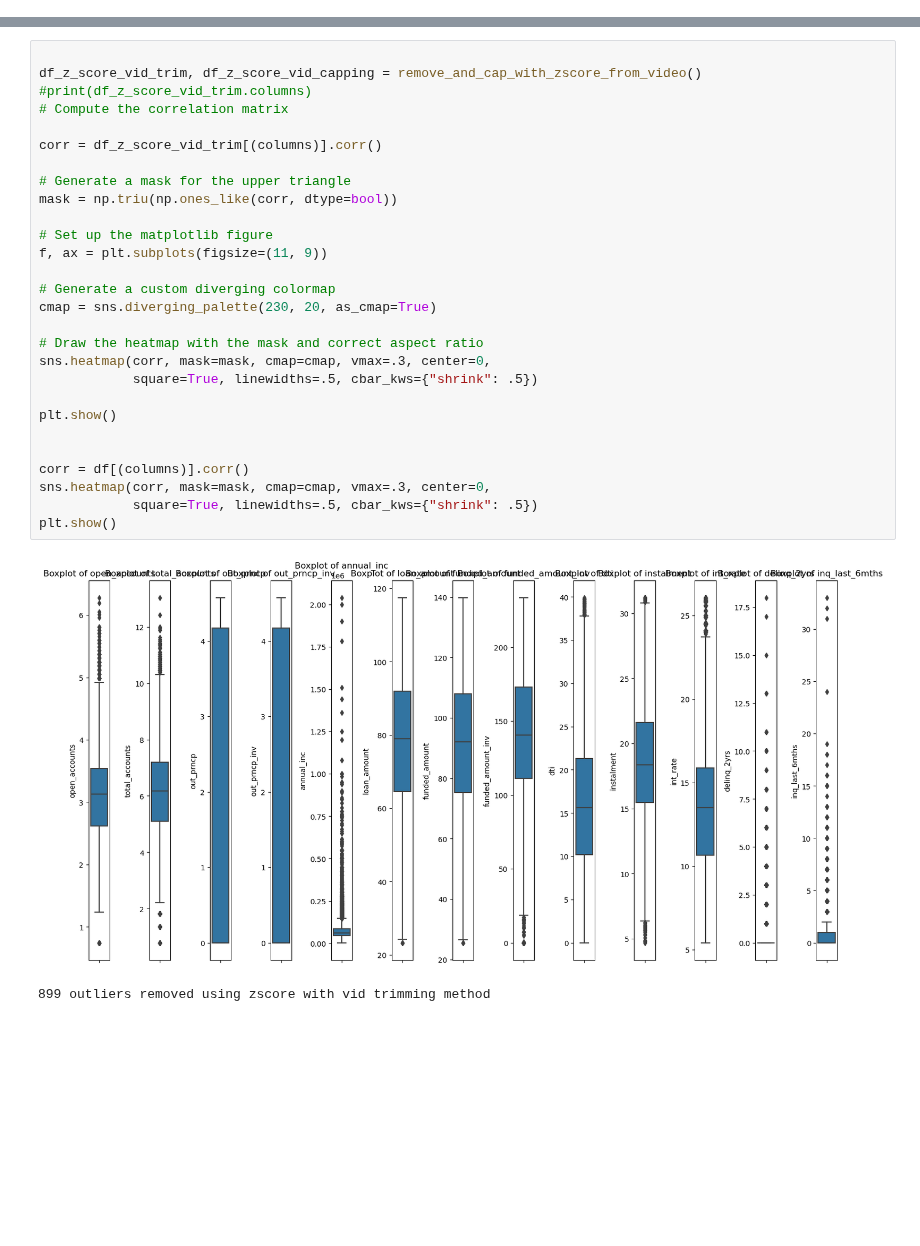
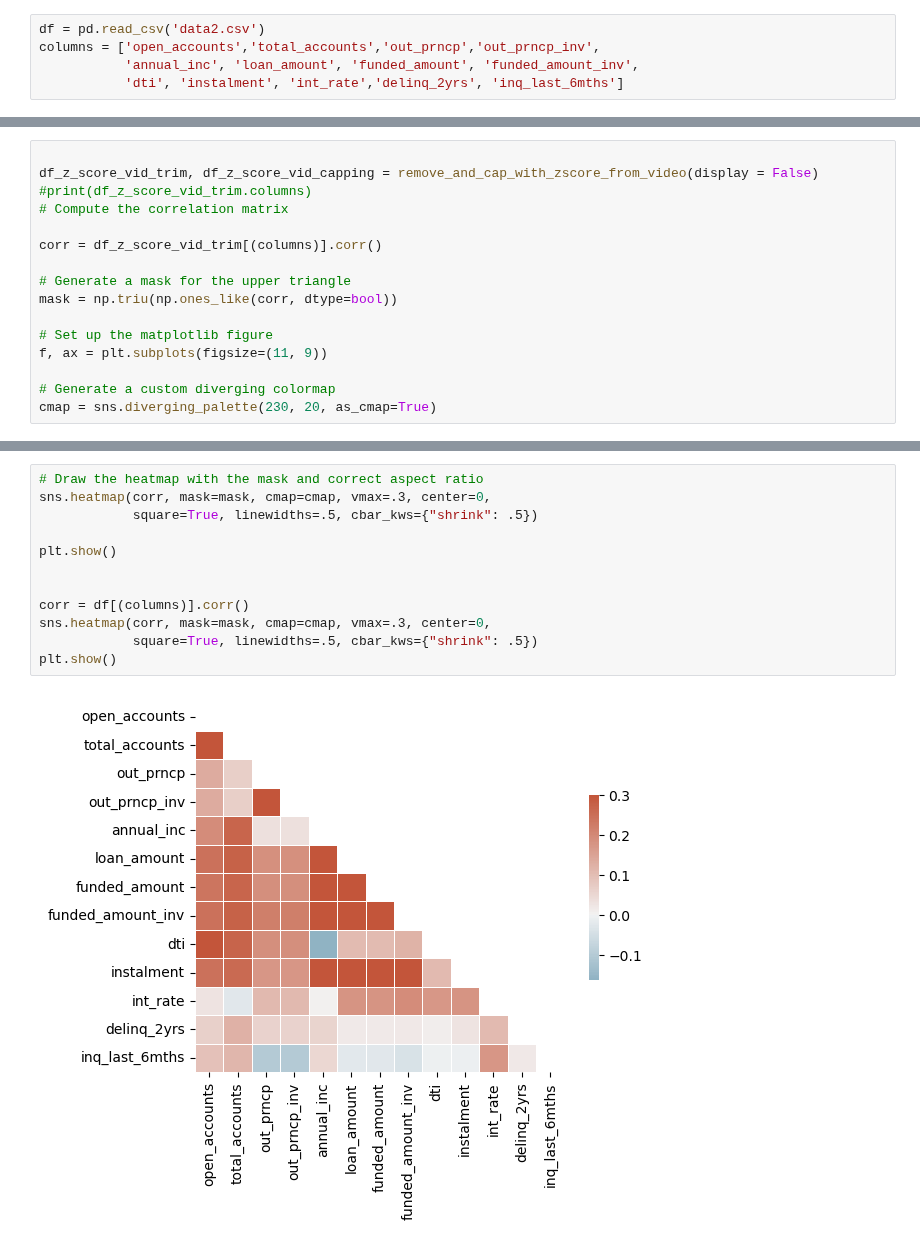
Before and after one commit to Dialga9182/exploratory-data-analysis---customer-loans-in-finance489, a Jupyter notebook: analysis_and_querying2.ipynb, the cells around one changed output, grey strips where cells are left out. Saved outputs shown, nothing was run; the diff lists cells and outputs as text; blank space fills up the shorter version.

```diff
--- a/analysis_and_querying2.ipynb
+++ b/analysis_and_querying2.ipynb
@@ -0,0 +34,5 @@
+# %%
+df = pd.read_csv('data2.csv')
+columns = ['open_accounts','total_accounts','out_prncp','out_prncp_inv',
+           'annual_inc', 'loan_amount', 'funded_amount', 'funded_amount_inv',
+           'dti', 'instalment', 'int_rate','delinq_2yrs', 'inq_last_6mths']
@@ -47,0 +76,16 @@ def remove_and_cap_with_iqr_from_notebook():#TEST COMPLETE, SUCCESS
+# %%
+
+df_z_score_vid_trim, df_z_score_vid_capping = remove_and_cap_with_zscore_from_video(display = False)
+#print(df_z_score_vid_trim.columns)
+# Compute the correlation matrix
+
+corr = df_z_score_vid_trim[(columns)].corr()
+
+# Generate a mask for the upper triangle
+mask = np.triu(np.ones_like(corr, dtype=bool))
+
+# Set up the matplotlib figure
+f, ax = plt.subplots(figsize=(11, 9))
+
+# Generate a custom diverging colormap
+cmap = sns.diverging_palette(230, 20, as_cmap=True)
@@ -48,31 +96,14 @@ def remove_and_cap_with_iqr_from_notebook():#TEST COMPLETE, SUCCESS
 # %%
-
-df_z_score_vid_trim, df_z_score_vid_capping = remove_and_cap_with_zscore_from_video()
-#print(df_z_score_vid_trim.columns)
-# Compute the correlation matrix
-
-corr = df_z_score_vid_trim[(columns)].corr()
-
-# Generate a mask for the upper triangle
-mask = np.triu(np.ones_like(corr, dtype=bool))
-
-# Set up the matplotlib figure
-f, ax = plt.subplots(figsize=(11, 9))
-
-# Generate a custom diverging colormap
-cmap = sns.diverging_palette(230, 20, as_cmap=True)
-
 # Draw the heatmap with the mask and correct aspect ratio
 sns.heatmap(corr, mask=mask, cmap=cmap, vmax=.3, center=0,
             square=True, linewidths=.5, cbar_kws={"shrink": .5})
 
 plt.show()
 
 
 corr = df[(columns)].corr()
 sns.heatmap(corr, mask=mask, cmap=cmap, vmax=.3, center=0,
             square=True, linewidths=.5, cbar_kws={"shrink": .5})
 plt.show()
 # %% [output]
-[figure, old version]
+[figure, new version]
-899 outliers removed using zscore with vid trimming method
```
Also changed, not shown: parts of 17 cells of this notebook.
